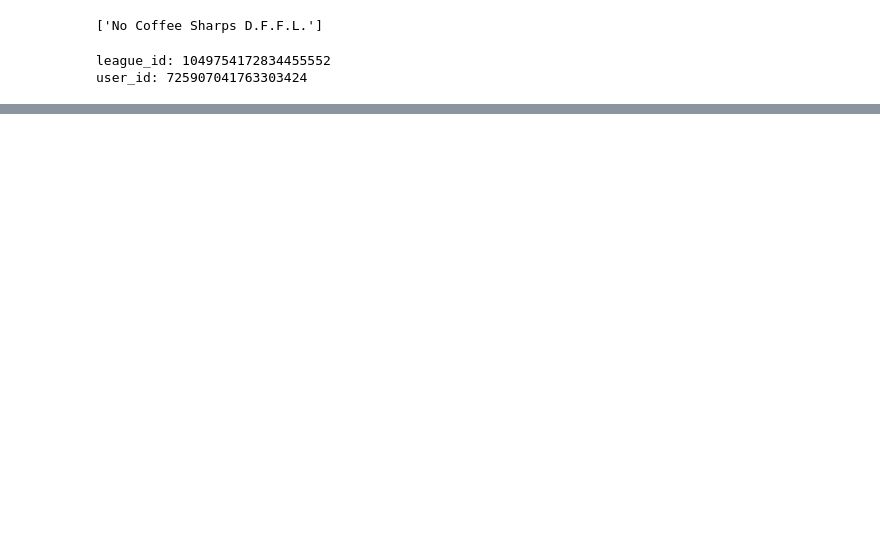
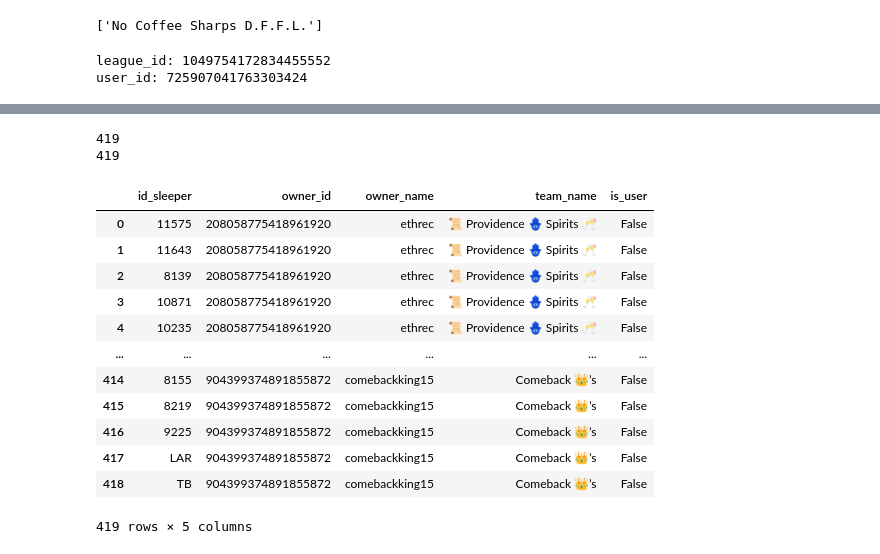
Before and after one commit to travisdharry/FNFL2024, a Jupyter notebook: notebooks/backend_waiverwire.ipynb, the cells around one changed output, grey strips where cells are left out. Drawn from its saved outputs; the diff is of its cells as text; code cells hidden in the pictures; blank space fills up the shorter version.

```diff
--- a/notebooks/backend_waiverwire.ipynb
+++ b/notebooks/backend_waiverwire.ipynb
@@ -152,0 +148,49 @@ waiverwire_result
+# %%
+# Troubleshoot
+# Receive user ID & league ID in GET request, then fetch league data from Sleeper API
+selected_league = Leagues.get_league(league_id)
+roster_positions = selected_league['roster_positions']
+scoring_settings = selected_league['scoring_settings']
+# Get the rosters for the league
+rosters = Leagues.get_rosters(league_id)
+users = Leagues.get_users(league_id)
+
+# Bring in the franchise_id for each roster
+roster_df = pd.DataFrame(rosters)
+roster_df = roster_df[['players', 'owner_id']]
+# Explode the roster_df to get a row for each player on each roster
+roster_df = roster_df.explode('players')
+roster_df['players'] = roster_df['players'].astype(str)
+roster_df = roster_df.rename(columns={'players': 'id_sleeper'})
+
+# Get info about each franchise
+franchises = pd.DataFrame()
+franchises['owner_id'] = [x['user_id'] for x in users]
+franchises['owner_name'] = [x['display_name'] for x in users]
+franchises['team_name'] = [x['metadata']['team_name'] if 'team_name' in x['metadata'] else x['display_name'] for x in users]
+# Create a True/False column for whether the owner is the user
+franchises['is_user'] = False
+franchises.loc[franchises['owner_id'] == user_id, 'is_user'] = True
+
+# Merge roster_df with franchises to get the owner_name and team_name for each player
+roster_df = pd.merge(roster_df, franchises, on='owner_id')
+print(len(roster_df))
+roster_df.drop_duplicates(subset=['id_sleeper'], inplace=True)
+print(len(roster_df))
+roster_df
+# %% [output]
+419
+419
+|  | id_sleeper | owner_id | owner_name | team_name | is_user |
+| 0 | 11575 | 208058775418961920 | ethrec | 📜 Providence 🪬 Spirits 🥂 | False |
+| 1 | 11643 | 208058775418961920 | ethrec | 📜 Providence 🪬 Spirits 🥂 | False |
+| 2 | 8139 | 208058775418961920 | ethrec | 📜 Providence 🪬 Spirits 🥂 | False |
+| 3 | 10871 | 208058775418961920 | ethrec | 📜 Providence 🪬 Spirits 🥂 | False |
+| 4 | 10235 | 208058775418961920 | ethrec | 📜 Providence 🪬 Spirits 🥂 | False |
+| ... | ... | ... | ... | ... | ... |
+| 414 | 8155 | 904399374891855872 | comebackking15 | Comeback 👑’s | False |
+| 415 | 8219 | 904399374891855872 | comebackking15 | Comeback 👑’s | False |
+| 416 | 9225 | 904399374891855872 | comebackking15 | Comeback 👑’s | False |
+| 417 | LAR | 904399374891855872 | comebackking15 | Comeback 👑’s | False |
+| 418 | TB | 904399374891855872 | comebackking15 | Comeback 👑’s | False |
+419 rows × 5 columns
```
Also changed, not shown: parts of 7 cells of this notebook, 8 other files.
